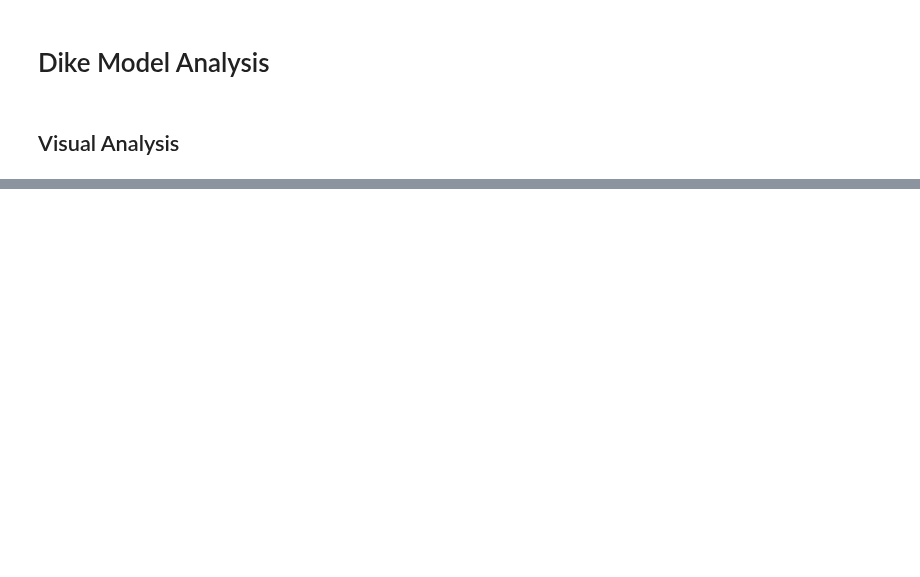
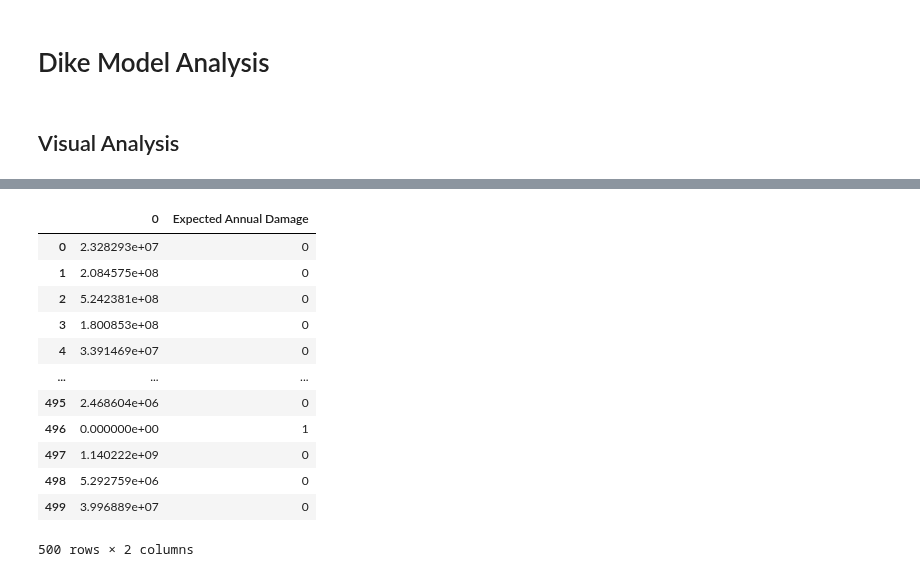
Before and after one commit to ndaswani1/EPA141A-labs, a Jupyter notebook: final assignment/dike_model_analysis.ipynb, the cells around one changed output, grey strips where cells are left out. Cells and saved outputs as stored; diff of their text form; code cells hidden in the pictures; blank space fills up the shorter version.

```diff
--- a/final assignment/dike_model_analysis.ipynb
+++ b/final assignment/dike_model_analysis.ipynb
@@ -26,0 +48,5 @@ KeyError: 'Expected Annual Damage'
+# %%
+# Calculate the 10th percentile
+threshold = np.percentile(outcomes['Expected Annual Damage'], 20)
+# Show threshold
+print(f"The threshold for 10% worst outcomes for expected annual damage equals {threshold}.")
@@ -26,0 +55,5 @@ KeyError: 'Expected Annual Damage'
+# %%
+# Get column to optimise
+opt = outcomes['Expected Annual Damage']
+# To dataframe
+opt = pd.DataFrame(opt)
@@ -26,0 +78,16 @@ KeyError: 'Expected Annual Damage'
+# %%
+opt
+# %% [output]
+|  | 0 | Expected Annual Damage |
+| 0 | 2.328293e+07 | 0 |
+| 1 | 2.084575e+08 | 0 |
+| 2 | 5.242381e+08 | 0 |
+| 3 | 1.800853e+08 | 0 |
+| 4 | 3.391469e+07 | 0 |
+| ... | ... | ... |
+| 495 | 2.468604e+06 | 0 |
+| 496 | 0.000000e+00 | 1 |
+| 497 | 1.140222e+09 | 0 |
+| 498 | 5.292759e+06 | 0 |
+| 499 | 3.996889e+07 | 0 |
+500 rows × 2 columns
```
Also changed, not shown: parts of 15 cells of this notebook.
